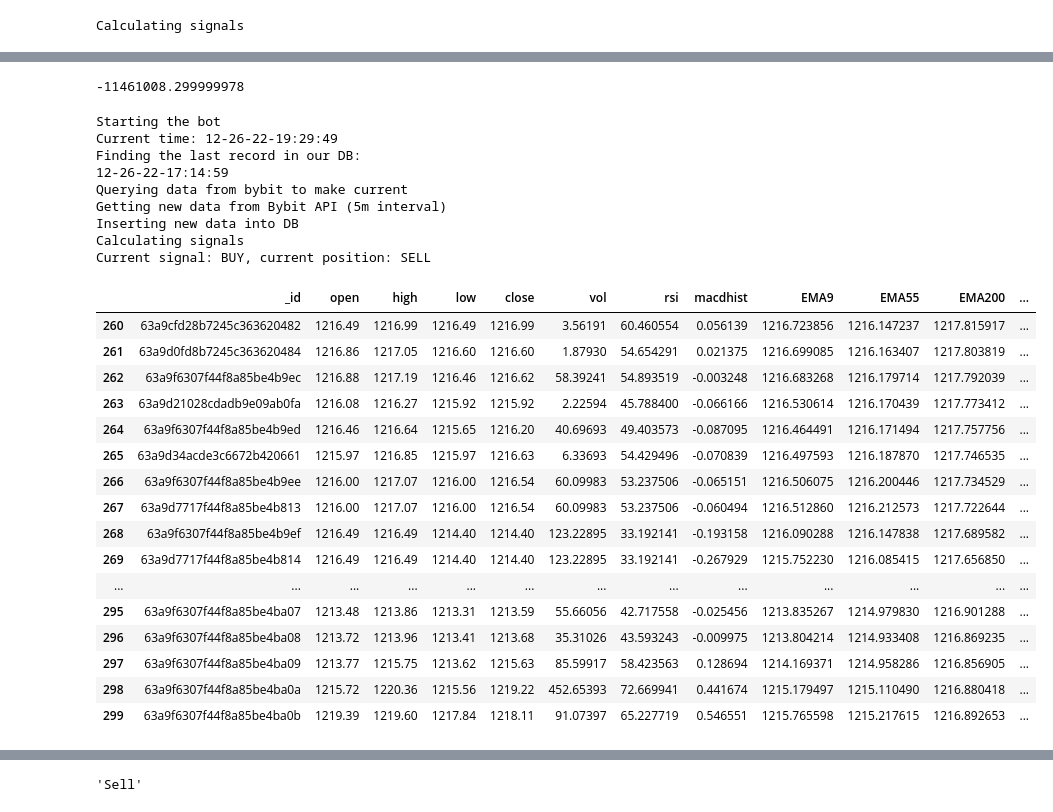
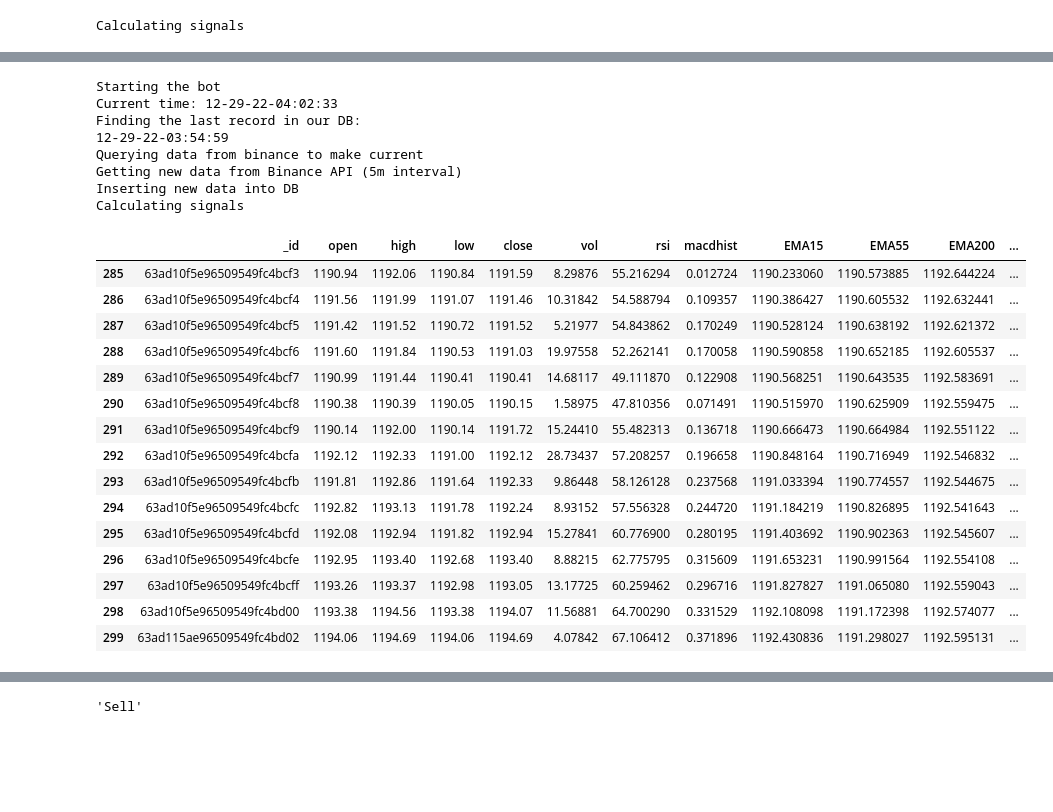
Before and after one commit to carlislejd/trading_bot, a Jupyter notebook: research.ipynb, the cells around one changed output, grey strips where cells are left out. Drawn from its saved outputs; the diff is of its cells as text; code cells hidden in the pictures; blank space fills up the shorter version.

```diff
--- a/research.ipynb
+++ b/research.ipynb
@@ -214,7 +110,3 @@ def backtest(df):
-# %%
-backtest(df)
-# %% [output]
--11461008.299999978
 # %%
 print('Starting the bot')
 print(f"Current time: {datetime.utcnow().strftime('%m-%d-%y-%H:%M:%S')}")
@@ -222,9 +114,9 @@ print(f"Current time: {datetime.utcnow().strftime('%m-%d-%y-%H:%M:%S')}")
 last_date = prices.find().sort('date', -1).limit(1).next()['date']
 print(f"Finding the last record in our DB: \n{last_date.strftime('%m-%d-%y-%H:%M:%S')}")
 
-print(f'Querying data from bybit to make current')
-new_data_query = binance.get_klines(symbol='ETHUSD', interval=binance.KLINE_INTERVAL_5MINUTE, endTime=int(last_date.timestamp() * 1000))
-print('Getting new data from Bybit API (5m interval)')
+print(f'Querying data from binance to make current')
+new_data_query = binance.get_klines(symbol='ETHUSDT', interval=binance.KLINE_INTERVAL_5MINUTE, endTime=int(last_date.timestamp() * 1000 + 1), limit=2)
+print('Getting new data from Binance API (5m interval)')
 
 new_data = pd.DataFrame(new_data_query[:-1], columns=['Open time', 'open', 'high', 'low', 'close', 'vol', 'Close time', 'Quote asset volume', 'Number of trades', 'Taker buy base asset volume', 'Taker buy quote asset volume', 'Ignore'])
 new_data['date'] = pd.to_datetime(new_data['Close time'], unit='ms')
@@ -241,11 +133,13 @@ if len(new_data) > 0:
 df = pd.DataFrame(list(prices.find().sort('date', -1).limit(300)))
 df.sort_values('date', inplace=True)
 
+df.drop_duplicates(subset='date', keep='last', inplace=True)
+
 df.set_index('date', inplace=True)
 close = df['close'].values
 df['rsi'] = talib.RSI(close, timeperiod=14)
 macd, macdsignal, df['macdhist'] = talib.MACD(close, fastperiod=12, slowperiod=26, signalperiod=9)
-df['EMA9'] = talib.EMA(df.close, 9)
+df['EMA15'] = talib.EMA(df.close, 15)
 df['EMA55'] = talib.EMA(df.close, 55)
 df['EMA200'] = talib.EMA(df.close, 200)
 
@@ -254,41 +148,37 @@ df.reset_index(drop=True, inplace=True)
 df.fillna(method='ffill', inplace=True)
 
 print('Calculating signals')
-df['signal'] = df.apply(long_short, axis=1)
+df['cross'] = df.apply(long_short, axis=1)
 
-symbol = 'ETHUSD'
+df['signal'] = df[df['cross'] != 0]['cross'].diff()
+df['signal'].fillna(0, inplace=True)
 
-signal = df['signal'].iloc[-1]
-price = df['close'].iloc[-1]
-position = current_position()
-print(f'Current signal: {signal}, current position: {position}')
+df['action'] = df.apply(create_signal, axis=1)
 # %% [output]
 Starting the bot
-Current time: 12-26-22-19:29:49
+Current time: 12-29-22-04:02:33
 Finding the last record in our DB:
-12-26-22-17:14:59
-Querying data from bybit to make current
-Getting new data from Bybit API (5m interval)
+12-29-22-03:54:59
+Querying data from binance to make current
+Getting new data from Binance API (5m interval)
 Inserting new data into DB
 Calculating signals
-Current signal: BUY, current position: SELL
 # %%
-df.tail(40)
+df.tail(15)
 # %% [output]
-|  | _id | open | high | low | close | vol | rsi | macdhist | EMA9 | EMA55 | EMA200 | ... |
-| 260 | 63a9cfd28b7245c363620482 | 1216.49 | 1216.99 | 1216.49 | 1216.99 | 3.56191 | 60.460554 | 0.056139 | 1216.723856 | 1216.147237 | 1217.815917 | ... |
-| 261 | 63a9d0fd8b7245c363620484 | 1216.86 | 1217.05 | 1216.60 | 1216.60 | 1.87930 | 54.654291 | 0.021375 | 1216.699085 | 1216.163407 | 1217.803819 | ... |
-| 262 | 63a9f6307f44f8a85be4b9ec | 1216.88 | 1217.19 | 1216.46 | 1216.62 | 58.39241 | 54.893519 | -0.003248 | 1216.683268 | 1216.179714 | 1217.792039 | ... |
-| 263 | 63a9d21028cdadb9e09ab0fa | 1216.08 | 1216.27 | 1215.92 | 1215.92 | 2.22594 | 45.788400 | -0.066166 | 1216.530614 | 1216.170439 | 1217.773412 | ... |
-| 264 | 63a9f6307f44f8a85be4b9ed | 1216.46 | 1216.64 | 1215.65 | 1216.20 | 40.69693 | 49.403573 | -0.087095 | 1216.464491 | 1216.171494 | 1217.757756 | ... |
-| 265 | 63a9d34acde3c6672b420661 | 1215.97 | 1216.85 | 1215.97 | 1216.63 | 6.33693 | 54.429496 | -0.070839 | 1216.497593 | 1216.187870 | 1217.746535 | ... |
-| 266 | 63a9f6307f44f8a85be4b9ee | 1216.00 | 1217.07 | 1216.00 | 1216.54 | 60.09983 | 53.237506 | -0.065151 | 1216.506075 | 1216.200446 | 1217.734529 | ... |
-| 267 | 63a9d7717f44f8a85be4b813 | 1216.00 | 1217.07 | 1216.00 | 1216.54 | 60.09983 | 53.237506 | -0.060494 | 1216.512860 | 1216.212573 | 1217.722644 | ... |
-| 268 | 63a9f6307f44f8a85be4b9ef | 1216.49 | 1216.49 | 1214.40 | 1214.40 | 123.22895 | 33.192141 | -0.193158 | 1216.090288 | 1216.147838 | 1217.689582 | ... |
-| 269 | 63a9d7717f44f8a85be4b814 | 1216.49 | 1216.49 | 1214.40 | 1214.40 | 123.22895 | 33.192141 | -0.267929 | 1215.752230 | 1216.085415 | 1217.656850 | ... |
-| ... | ... | ... | ... | ... | ... | ... | ... | ... | ... | ... | ... | ... |
-| 295 | 63a9f6307f44f8a85be4ba07 | 1213.48 | 1213.86 | 1213.31 | 1213.59 | 55.66056 | 42.717558 | -0.025456 | 1213.835267 | 1214.979830 | 1216.901288 | ... |
-| 296 | 63a9f6307f44f8a85be4ba08 | 1213.72 | 1213.96 | 1213.41 | 1213.68 | 35.31026 | 43.593243 | -0.009975 | 1213.804214 | 1214.933408 | 1216.869235 | ... |
-| 297 | 63a9f6307f44f8a85be4ba09 | 1213.77 | 1215.75 | 1213.62 | 1215.63 | 85.59917 | 58.423563 | 0.128694 | 1214.169371 | 1214.958286 | 1216.856905 | ... |
-| 298 | 63a9f6307f44f8a85be4ba0a | 1215.72 | 1220.36 | 1215.56 | 1219.22 | 452.65393 | 72.669941 | 0.441674 | 1215.179497 | 1215.110490 | 1216.880418 | ... |
-| 299 | 63a9f6307f44f8a85be4ba0b | 1219.39 | 1219.60 | 1217.84 | 1218.11 | 91.07397 | 65.227719 | 0.546551 | 1215.765598 | 1215.217615 | 1216.892653 | ... |
+|  | _id | open | high | low | close | vol | rsi | macdhist | EMA15 | EMA55 | EMA200 | ... |
+| 285 | 63ad10f5e96509549fc4bcf3 | 1190.94 | 1192.06 | 1190.84 | 1191.59 | 8.29876 | 55.216294 | 0.012724 | 1190.233060 | 1190.573885 | 1192.644224 | ... |
+| 286 | 63ad10f5e96509549fc4bcf4 | 1191.56 | 1191.99 | 1191.07 | 1191.46 | 10.31842 | 54.588794 | 0.109357 | 1190.386427 | 1190.605532 | 1192.632441 | ... |
+| 287 | 63ad10f5e96509549fc4bcf5 | 1191.42 | 1191.52 | 1190.72 | 1191.52 | 5.21977 | 54.843862 | 0.170249 | 1190.528124 | 1190.638192 | 1192.621372 | ... |
+| 288 | 63ad10f5e96509549fc4bcf6 | 1191.60 | 1191.84 | 1190.53 | 1191.03 | 19.97558 | 52.262141 | 0.170058 | 1190.590858 | 1190.652185 | 1192.605537 | ... |
+| 289 | 63ad10f5e96509549fc4bcf7 | 1190.99 | 1191.44 | 1190.41 | 1190.41 | 14.68117 | 49.111870 | 0.122908 | 1190.568251 | 1190.643535 | 1192.583691 | ... |
+| 290 | 63ad10f5e96509549fc4bcf8 | 1190.38 | 1190.39 | 1190.05 | 1190.15 | 1.58975 | 47.810356 | 0.071491 | 1190.515970 | 1190.625909 | 1192.559475 | ... |
+| 291 | 63ad10f5e96509549fc4bcf9 | 1190.14 | 1192.00 | 1190.14 | 1191.72 | 15.24410 | 55.482313 | 0.136718 | 1190.666473 | 1190.664984 | 1192.551122 | ... |
+| 292 | 63ad10f5e96509549fc4bcfa | 1192.12 | 1192.33 | 1191.00 | 1192.12 | 28.73437 | 57.208257 | 0.196658 | 1190.848164 | 1190.716949 | 1192.546832 | ... |
+| 293 | 63ad10f5e96509549fc4bcfb | 1191.81 | 1192.86 | 1191.64 | 1192.33 | 9.86448 | 58.126128 | 0.237568 | 1191.033394 | 1190.774557 | 1192.544675 | ... |
+| 294 | 63ad10f5e96509549fc4bcfc | 1192.82 | 1193.13 | 1191.78 | 1192.24 | 8.93152 | 57.556328 | 0.244720 | 1191.184219 | 1190.826895 | 1192.541643 | ... |
+| 295 | 63ad10f5e96509549fc4bcfd | 1192.08 | 1192.94 | 1191.82 | 1192.94 | 15.27841 | 60.776900 | 0.280195 | 1191.403692 | 1190.902363 | 1192.545607 | ... |
+| 296 | 63ad10f5e96509549fc4bcfe | 1192.95 | 1193.40 | 1192.68 | 1193.40 | 8.88215 | 62.775795 | 0.315609 | 1191.653231 | 1190.991564 | 1192.554108 | ... |
+| 297 | 63ad10f5e96509549fc4bcff | 1193.26 | 1193.37 | 1192.98 | 1193.05 | 13.17725 | 60.259462 | 0.296716 | 1191.827827 | 1191.065080 | 1192.559043 | ... |
+| 298 | 63ad10f5e96509549fc4bd00 | 1193.38 | 1194.56 | 1193.38 | 1194.07 | 11.56881 | 64.700290 | 0.331529 | 1192.108098 | 1191.172398 | 1192.574077 | ... |
+| 299 | 63ad115ae96509549fc4bd02 | 1194.06 | 1194.69 | 1194.06 | 1194.69 | 4.07842 | 67.106412 | 0.371896 | 1192.430836 | 1191.298027 | 1192.595131 | ... |
```
Also changed, not shown: parts of 10 cells of this notebook, 3 other files.
